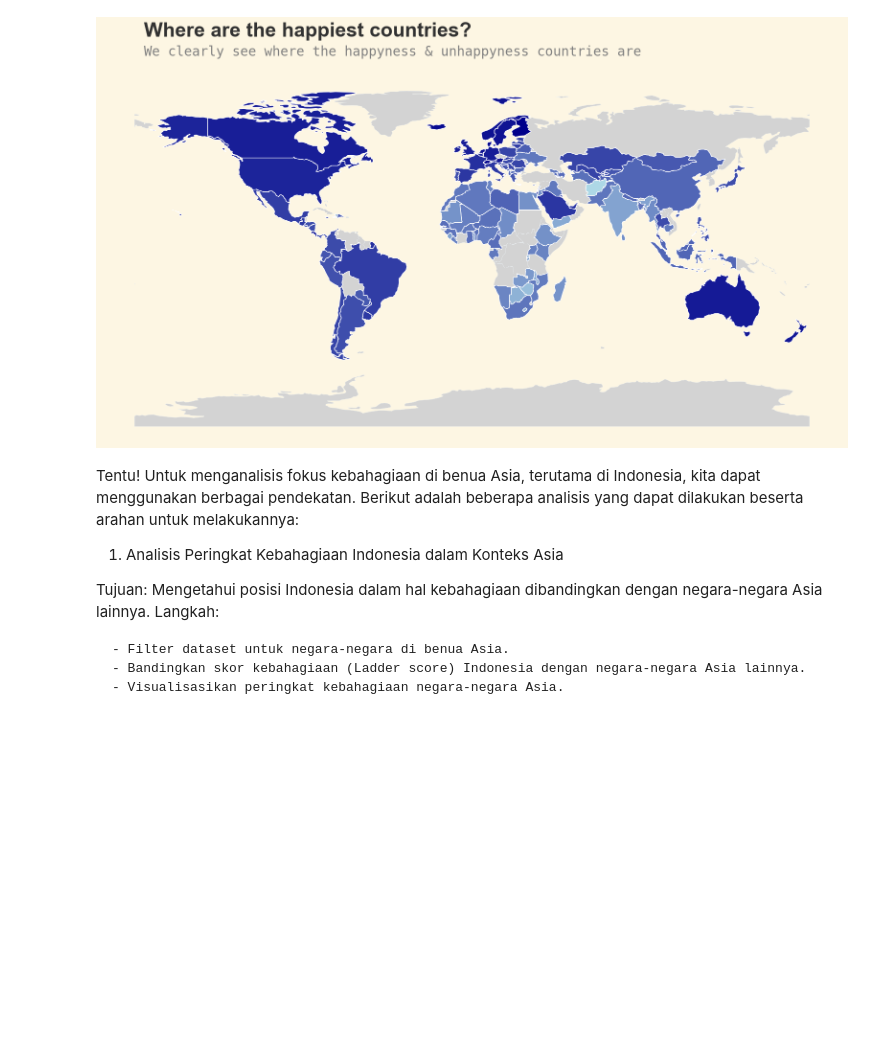
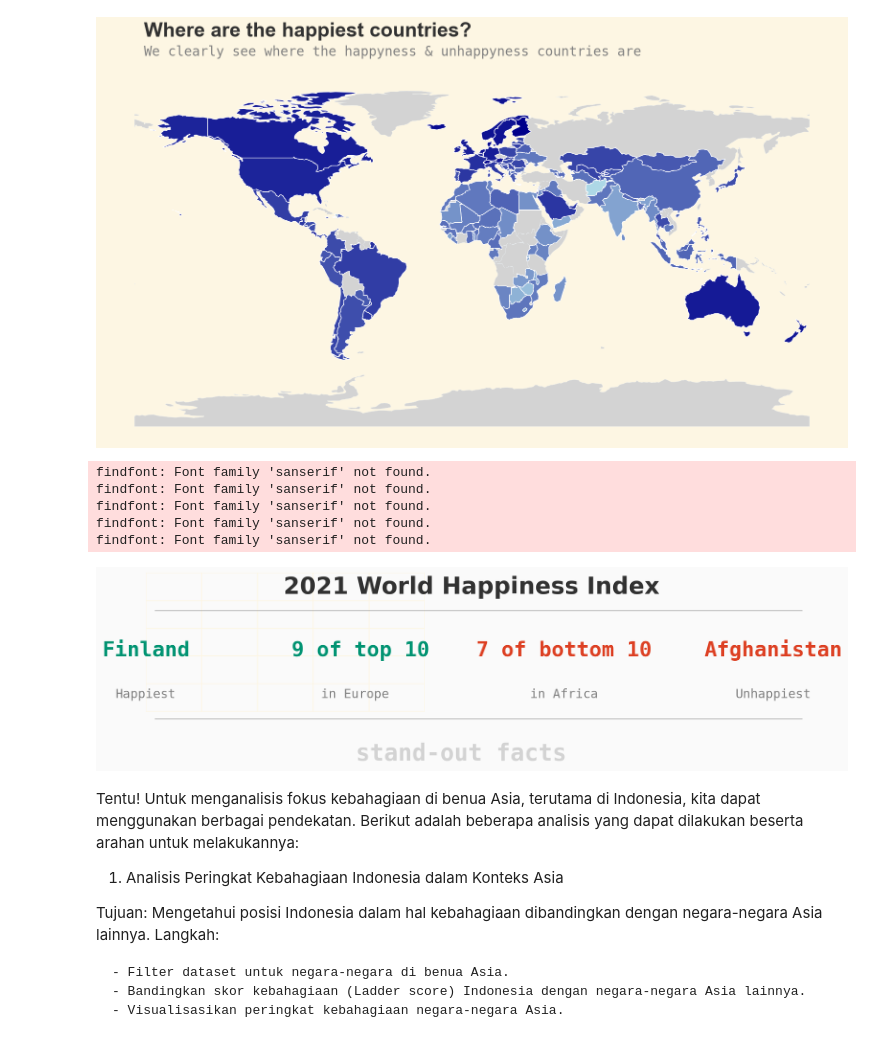
Before and after one commit to Mudhya19/Indonesia-Happiness-Rank-Report, a Jupyter notebook: indonesia happiness rank report.ipynb, the cells around one changed output. Saved outputs shown, nothing was run; the diff lists cells and outputs as text; code cells hidden in the pictures; blank space fills up the shorter version.

```diff
--- a/indonesia happiness rank report.ipynb
+++ b/indonesia happiness rank report.ipynb
@@ -335,48 +335,55 @@ plt.show()
 # %% [output]
 [figure]
 # %%
-# low_c = '#dd4124'
-# high_c = '#009473'
-# plt.rcParams["font.family"] = "monospace"
+low_c = '#dd4124'
+high_c = '#009473'
+plt.rcParams["font.family"] = "monospace"
 
-# fig = plt.figure(figsize=(6,3),dpi=150)
-# gs = fig.add_gridspec(1, 1)
-# gs.update(wspace=0.2, hspace=0.4)
-# ax0 = fig.add_subplot(gs[0, 0])
+fig = plt.figure(figsize=(6,3),dpi=150)
+gs = fig.add_gridspec(1, 1)
+gs.update(wspace=0.2, hspace=0.4)
+ax0 = fig.add_subplot(gs[0, 0])
 
-# background_color = "#fafafa"
-# fig.patch.set_facecolor(background_color) # figure background color
-# ax0.set_facecolor(background_color)
+background_color = "#fafafa"
+fig.patch.set_facecolor(background_color) # figure background color
+ax0.set_facecolor(background_color)
 
-# ax0.text(1.167,0.85,"2021 World Happiness Index",color='#323232',fontsize=28, fontweight='bold', fontfamily='sanserif',ha='center')
-# ax0.text(1.13,-0.35,"stand-out facts",color='lightgray',fontsize=28, fontweight='bold', fontfamily='monospace',ha='center')
+ax0.text(1.167,0.85,"2021 World Happiness Index",color='#323232',fontsize=28, fontweight='bold', fontfamily='sanserif',ha='center')
+ax0.text(1.13,-0.35,"stand-out facts",color='lightgray',fontsize=28, fontweight='bold', fontfamily='monospace',ha='center')
 
-# ax0.text(0,0.4,"Finland",color=high_c,fontsize=25, fontweight='bold', fontfamily='monospace',ha='center')
-# ax0.text(0,0.1,"Happiest",color='gray',fontsize=15, fontfamily='monospace',ha='center')
+ax0.text(0,0.4,"Finland",color=high_c,fontsize=25, fontweight='bold', fontfamily='monospace',ha='center')
+ax0.text(0,0.1,"Happiest",color='gray',fontsize=15, fontfamily='monospace',ha='center')
 
-# ax0.text(0.77,0.4,"9 of top 10",color=high_c,fontsize=25, fontweight='bold', fontfamily='monospace',ha='center')
-# ax0.text(0.75,0.1,"in Europe",color='gray',fontsize=15, fontfamily='monospace',ha='center')
+ax0.text(0.77,0.4,"9 of top 10",color=high_c,fontsize=25, fontweight='bold', fontfamily='monospace',ha='center')
+ax0.text(0.75,0.1,"in Europe",color='gray',fontsize=15, fontfamily='monospace',ha='center')
 
-# ax0.text(1.5,0.4,"7 of bottom 10",color=low_c,fontsize=25, fontweight='bold', fontfamily='monospace',ha='center')
-# ax0.text(1.5,0.1,"in Africa",color='gray',fontsize=15, fontfamily='monospace',ha='center')
+ax0.text(1.5,0.4,"7 of bottom 10",color=low_c,fontsize=25, fontweight='bold', fontfamily='monospace',ha='center')
+ax0.text(1.5,0.1,"in Africa",color='gray',fontsize=15, fontfamily='monospace',ha='center')
 
-# ax0.text(2.25,0.4,"Afghanistan",color=low_c,fontsize=25, fontweight='bold', fontfamily='monospace',ha='center')
-# ax0.text(2.25,0.1,"Unhappiest",color='gray',fontsize=15, fontfamily='monospace',ha='center')
+ax0.text(2.25,0.4,"Afghanistan",color=low_c,fontsize=25, fontweight='bold', fontfamily='monospace',ha='center')
+ax0.text(2.25,0.1,"Unhappiest",color='gray',fontsize=15, fontfamily='monospace',ha='center')
 
-# ax0.set_yticklabels('')
-# ax0.set_xticklabels('')
-# ax0.tick_params(axis='both',length=0)
+ax0.set_yticklabels('')
+ax0.set_xticklabels('')
+ax0.tick_params(axis='both',length=0)
 
-# for s in ['top','right','left','bottom']:
-#     ax0.spines[s].set_visible(False)
+for s in ['top','right','left','bottom']:
+    ax0.spines[s].set_visible(False)
 
-# import matplotlib.lines as lines
-# l1 = lines.Line2D([0.15, 1.95], [0.67, 0.67], transform=fig.transFigure, figure=fig,color = 'gray', linestyle='-',linewidth = 1.1, alpha = .5)
-# fig.lines.extend([l1])
-# l2 = lines.Line2D([0.15, 1.95], [0.07, 0.07], transform=fig.transFigure, figure=fig,color = 'gray', linestyle='-',linewidth = 1.1, alpha = .5)
-# fig.lines.extend([l2])
+import matplotlib.lines as lines
+l1 = lines.Line2D([0.15, 1.95], [0.67, 0.67], transform=fig.transFigure, figure=fig,color = 'gray', linestyle='-',linewidth = 1.1, alpha = .5)
+fig.lines.extend([l1])
+l2 = lines.Line2D([0.15, 1.95], [0.07, 0.07], transform=fig.transFigure, figure=fig,color = 'gray', linestyle='-',linewidth = 1.1, alpha = .5)
+fig.lines.extend([l2])
 
-# plt.show()
+plt.show()
+# %% [output]
+findfont: Font family 'sanserif' not found.
+findfont: Font family 'sanserif' not found.
+findfont: Font family 'sanserif' not found.
+findfont: Font family 'sanserif' not found.
+findfont: Font family 'sanserif' not found.
+[figure, added]
 # %%
 fig = px.choropleth(df_past.sort_values("year"),
                     locations = "Country name",
```
